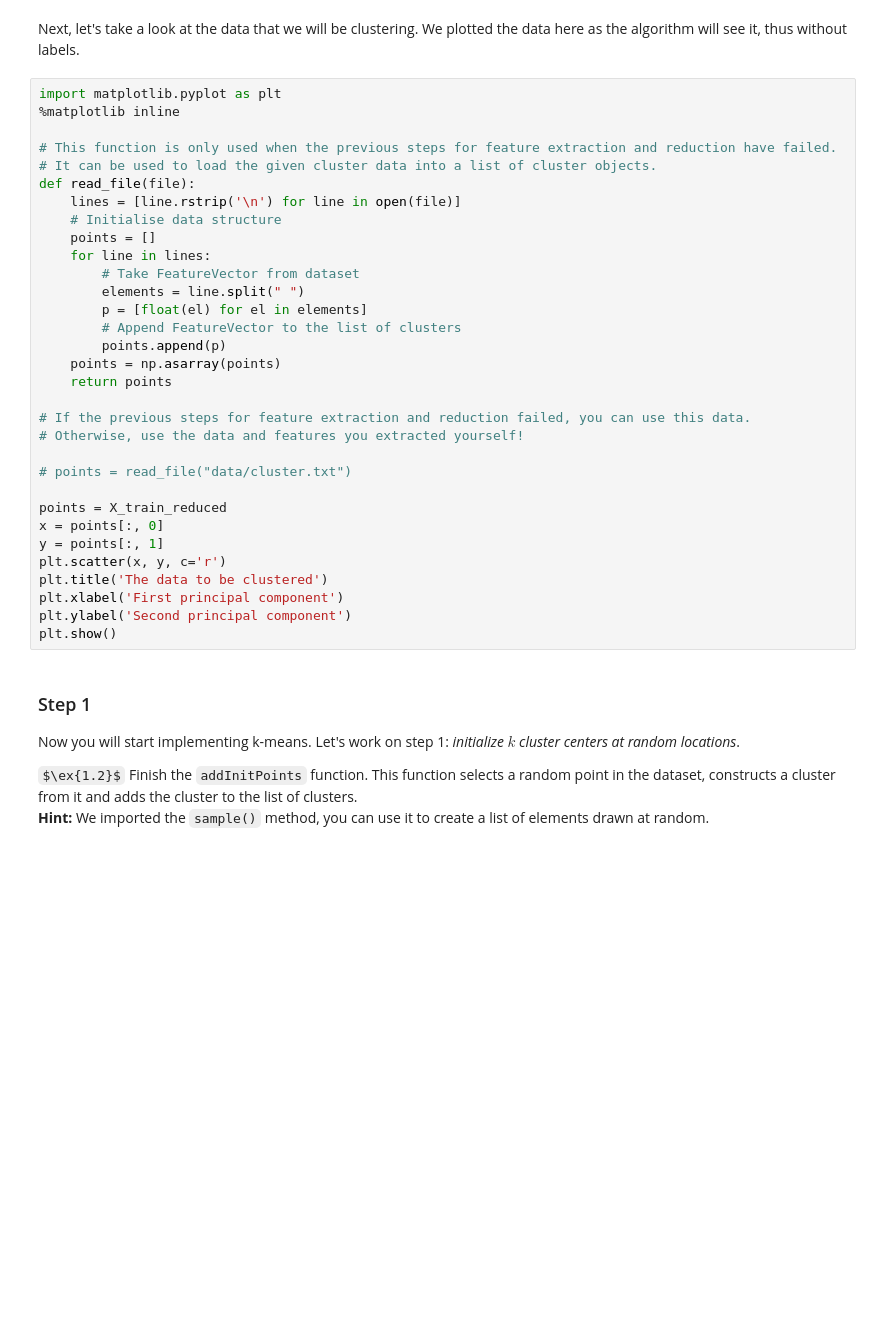
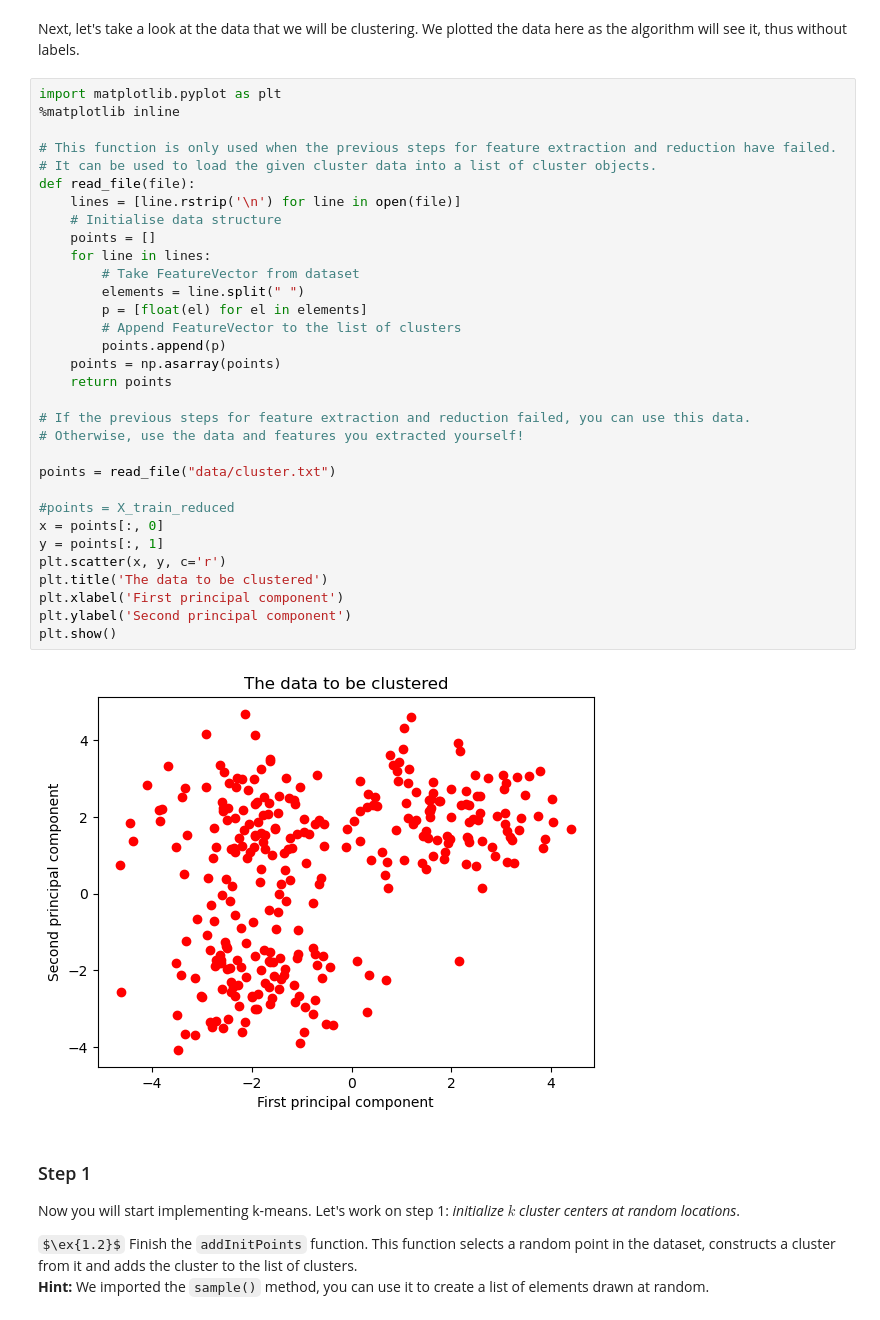
Before and after one commit to vladpaun-tudelft/cse2510-ml-2025, a Jupyter notebook: Lab 7 - unsupervised/part1_clustering_student.ipynb, the cells around one changed output. Drawn from its saved outputs; the diff is of its cells as text; some formulas as TeX source; blank space fills up the shorter version.

```diff
--- a/Lab 7 - unsupervised/part1_clustering_student.ipynb
+++ b/Lab 7 - unsupervised/part1_clustering_student.ipynb
@@ -167,35 +182,37 @@ Next, let's take a look at the data that we will be clustering. We plotted the d
 # %%
 import matplotlib.pyplot as plt
 %matplotlib inline
 
 # This function is only used when the previous steps for feature extraction and reduction have failed.
 # It can be used to load the given cluster data into a list of cluster objects.
 def read_file(file):
     lines = [line.rstrip('\n') for line in open(file)]
     # Initialise data structure
     points = []
     for line in lines:
         # Take FeatureVector from dataset
         elements = line.split(" ")
         p = [float(el) for el in elements]
         # Append FeatureVector to the list of clusters
         points.append(p)
     points = np.asarray(points)
     return points
 
 # If the previous steps for feature extraction and reduction failed, you can use this data.
 # Otherwise, use the data and features you extracted yourself!
 
-# points = read_file("data/cluster.txt")
+points = read_file("data/cluster.txt")
 
-points = X_train_reduced
+#points = X_train_reduced
 x = points[:, 0]
 y = points[:, 1]
 plt.scatter(x, y, c='r')
 plt.title('The data to be clustered')
 plt.xlabel('First principal component')
 plt.ylabel('Second principal component')
 plt.show()
+# %% [output]
+[figure, added]
 # %% [markdown]
 ### Step 1
 
```
Also changed, not shown: parts of 10 cells of this notebook.
